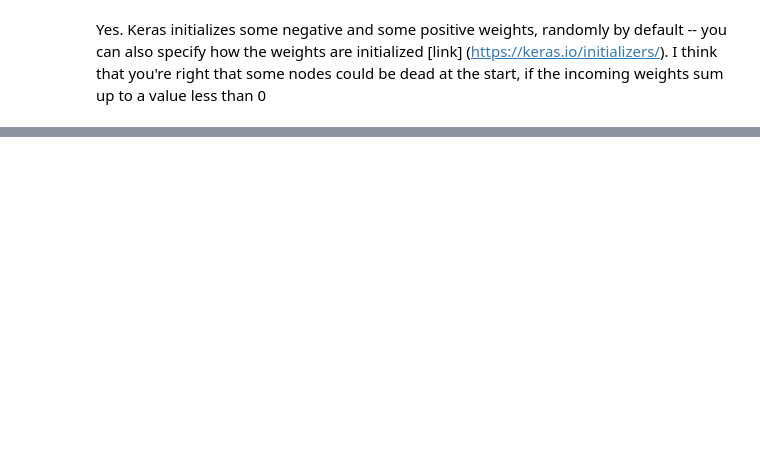
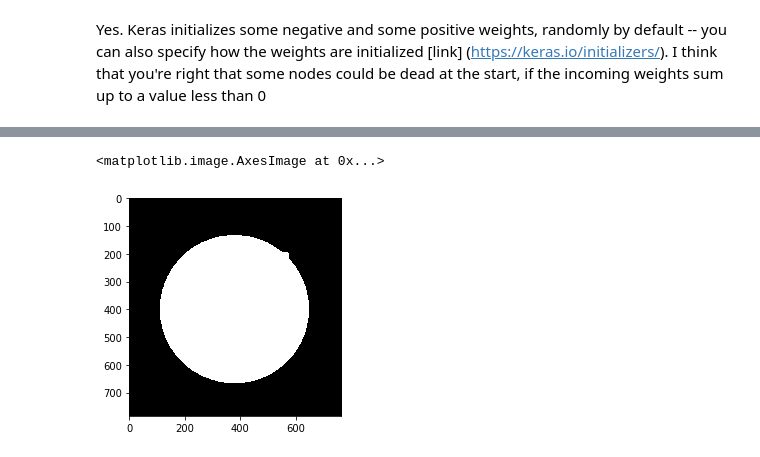
Before and after one commit to callinSwitzer/GarbageCollector, a Jupyter notebook: StackOverflowQuestions.ipynb, the cells around one changed output, grey strips where cells are left out. Saved outputs shown, nothing was run; the diff lists cells and outputs as text; code cells hidden in the pictures; blank space fills up the shorter version.

```diff
--- a/StackOverflowQuestions.ipynb
+++ b/StackOverflowQuestions.ipynb
@@ -897,4 +892,9 @@ f = urllib.request.urlopen("https://i.stack.imgur.com/JXxJM.png")
 
 # read the image file in a numpy array
 a = plt.imread(f)
+# %%
+plt.imshow(binary_global1, cmap=plt.cm.gray)
+# %% [output]
+<matplotlib.image.AxesImage at 0x...>
+[figure, added]
 # %%
```
Also changed, not shown: parts of 12 cells of this notebook.
